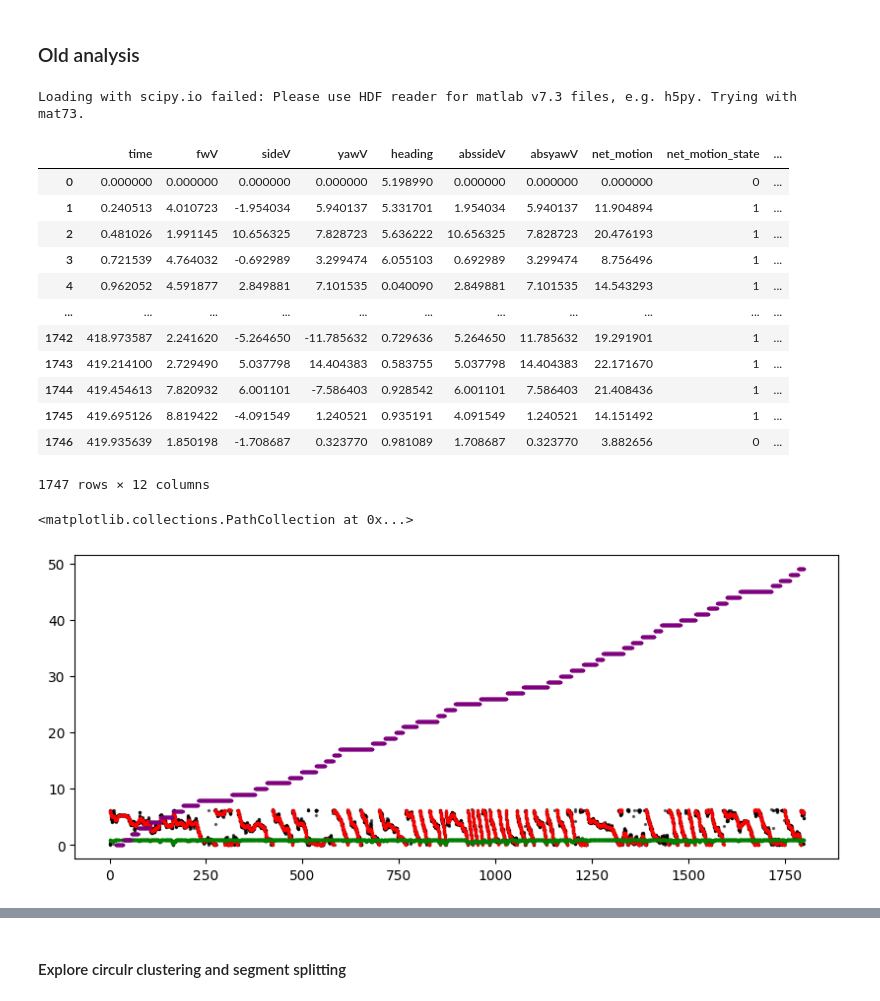
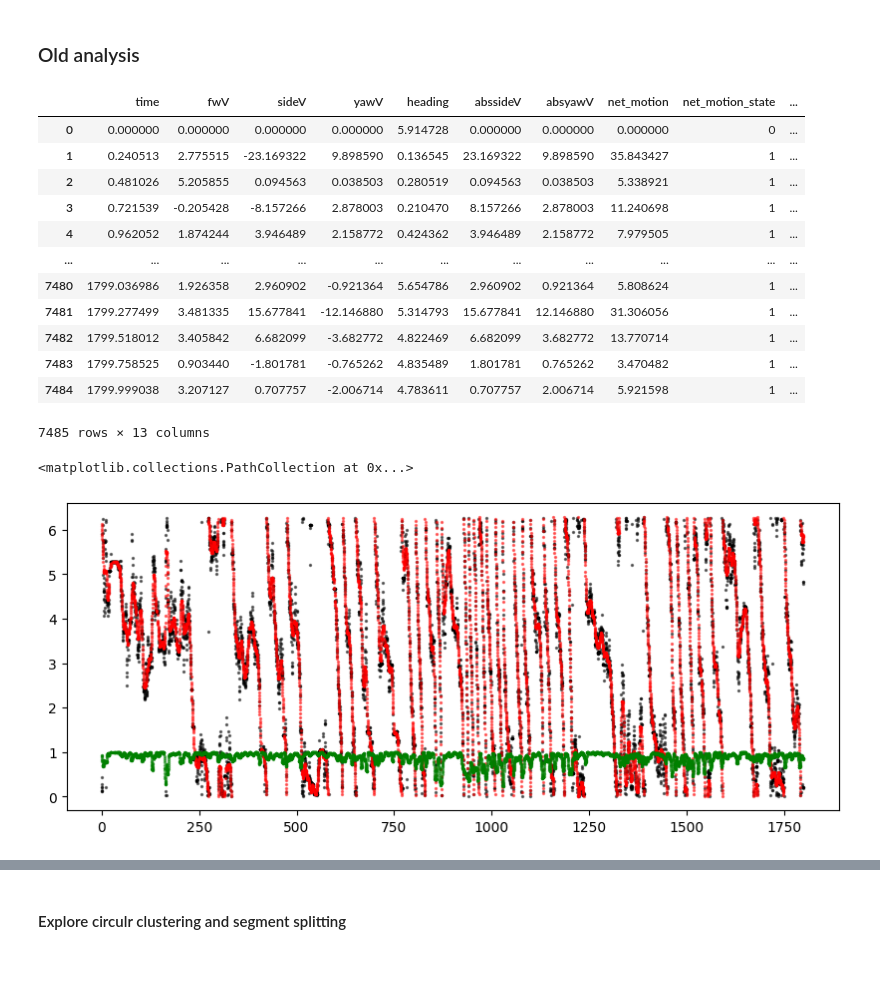
Before and after one commit to jingxuanf0214/thesis-2p-behavior-align, a Jupyter notebook: Exploratory analysis.ipynb, the cells around one changed output, grey strips where cells are left out. Drawn from its saved outputs; the diff is of its cells as text; code cells hidden in the pictures; blank space fills up the shorter version.

```diff
--- a/Exploratory analysis.ipynb
+++ b/Exploratory analysis.ipynb
@@ -60,8 +124,8 @@ def add_open_loop_column(df,shift=0):
 # %%
-base_path = "//research.files.med.harvard.edu/neurobio/wilsonlab/Jingxuan/standby/"
+base_path = "//research.files.med.harvard.edu/neurobio/wilsonlab/Jingxuan/processed/MBON_imaging/MBON09/"
 example_path_data = base_path+"20241019-3_MBON09_blocks/data/"
 example_path_results = base_path+"20241019-3_MBON09_blocks/results/"
-trial_num = 1
+trial_num = 2
 odor_threshold = 5
 time_interval_threshold = 16  # Assuming time is in seconds or an equivalent unit
 k = 8
@@ -75,6 +139,8 @@ behav_df, neural_df_new = imaging_behavior_functions.load_matfile_to_df(example_
 behav_df = imaging_behavior_functions.rename_dataframe(behav_df)
 behav_df = imaging_behavior_functions.detect_jumps_unwrapped(behav_df, 'heading', 'time', jump_threshold=np.pi/4, min_time_between_jumps=30)
 behav_df = imaging_behavior_functions.make_df_behavior_new(behav_df)
+behav_df = label_blocks(behav_df)
+#behav_df = imaging_behavior_functions.label_block(behav_df, 150)
 # %%
 behav_df
 # %% [output]
@@ -104,8 +220,8 @@ ax.plot(neural_df.time, neural_df_new.mbon21_dff1)
 ### Old analysis
 # %%
 base_path = "//research.files.med.harvard.edu/neurobio/wilsonlab/Jingxuan/processed/MBON_imaging/MBON09/"
-example_path_data = base_path+"20220525-3_MBON09_GCAMP7f/data/"
-example_path_results = base_path+"20220525-3_MBON09_GCAMP7f/results/"
+example_path_data = base_path+"20230728-4_MBON09_GCAMP7f_patchy_strip_fly2/data/"
+example_path_results = base_path+"20230728-4_MBON09_GCAMP7f_patchy_strip_fly2/results/"
 trial_num = 1
 odor_threshold = 5
 time_interval_threshold = 16  # Assuming time is in seconds or an equivalent unit
@@ -121,36 +237,34 @@ neural_df = imaging_behavior_functions.make_df_neural(dff_all_rois, dff_time, ro
 #behav_df, padded_result_df, smoothed_df = odor_behavioral_analysis.analysis_dfs(behav_df, time_interval_threshold, k, window_size)
 combined_df = imaging_behavior_functions.combine_df(behav_df, neural_df)
 #smoothed_df["translationalV_smoothed"] = np.sqrt(smoothed_df["fwV_smoothed"]**2+smoothed_df["sideV_smoothed"]**2)
-# %% [output]
-Loading with scipy.io failed: Please use HDF reader for matlab v7.3 files, e.g. h5py. Trying with mat73.
 # %%
 behav_df
 # %% [output]
 |  | time | fwV | sideV | yawV | heading | abssideV | absyawV | net_motion | net_motion_state | ... |
-| 0 | 0.000000 | 0.000000 | 0.000000 | 0.000000 | 5.198990 | 0.000000 | 0.000000 | 0.000000 | 0 | ... |
-| 1 | 0.240513 | 4.010723 | -1.954034 | 5.940137 | 5.331701 | 1.954034 | 5.940137 | 11.904894 | 1 | ... |
-| 2 | 0.481026 | 1.991145 | 10.656325 | 7.828723 | 5.636222 | 10.656325 | 7.828723 | 20.476193 | 1 | ... |
-| 3 | 0.721539 | 4.764032 | -0.692989 | 3.299474 | 6.055103 | 0.692989 | 3.299474 | 8.756496 | 1 | ... |
-| 4 | 0.962052 | 4.591877 | 2.849881 | 7.101535 | 0.040090 | 2.849881 | 7.101535 | 14.543293 | 1 | ... |
+| 0 | 0.000000 | 0.000000 | 0.000000 | 0.000000 | 5.914728 | 0.000000 | 0.000000 | 0.000000 | 0 | ... |
+| 1 | 0.240513 | 2.775515 | -23.169322 | 9.898590 | 0.136545 | 23.169322 | 9.898590 | 35.843427 | 1 | ... |
+| 2 | 0.481026 | 5.205855 | 0.094563 | 0.038503 | 0.280519 | 0.094563 | 0.038503 | 5.338921 | 1 | ... |
+| 3 | 0.721539 | -0.205428 | -8.157266 | 2.878003 | 0.210470 | 8.157266 | 2.878003 | 11.240698 | 1 | ... |
+| 4 | 0.962052 | 1.874244 | 3.946489 | 2.158772 | 0.424362 | 3.946489 | 2.158772 | 7.979505 | 1 | ... |
 | ... | ... | ... | ... | ... | ... | ... | ... | ... | ... | ... |
-| 1742 | 418.973587 | 2.241620 | -5.264650 | -11.785632 | 0.729636 | 5.264650 | 11.785632 | 19.291901 | 1 | ... |
-| 1743 | 419.214100 | 2.729490 | 5.037798 | 14.404383 | 0.583755 | 5.037798 | 14.404383 | 22.171670 | 1 | ... |
-| 1744 | 419.454613 | 7.820932 | 6.001101 | -7.586403 | 0.928542 | 6.001101 | 7.586403 | 21.408436 | 1 | ... |
-| 1745 | 419.695126 | 8.819422 | -4.091549 | 1.240521 | 0.935191 | 4.091549 | 1.240521 | 14.151492 | 1 | ... |
-| 1746 | 419.935639 | 1.850198 | -1.708687 | 0.323770 | 0.981089 | 1.708687 | 0.323770 | 3.882656 | 0 | ... |
+| 7480 | 1799.036986 | 1.926358 | 2.960902 | -0.921364 | 5.654786 | 2.960902 | 0.921364 | 5.808624 | 1 | ... |
+| 7481 | 1799.277499 | 3.481335 | 15.677841 | -12.146880 | 5.314793 | 15.677841 | 12.146880 | 31.306056 | 1 | ... |
+| 7482 | 1799.518012 | 3.405842 | 6.682099 | -3.682772 | 4.822469 | 6.682099 | 3.682772 | 13.770714 | 1 | ... |
+| 7483 | 1799.758525 | 0.903440 | -1.801781 | -0.765262 | 4.835489 | 1.801781 | 0.765262 | 3.470482 | 1 | ... |
+| 7484 | 1799.999038 | 3.207127 | 0.707757 | -2.006714 | 4.783611 | 0.707757 | 2.006714 | 5.921598 | 1 | ... |
-1747 rows × 12 columns
+7485 rows × 13 columns
 # %%
 behav_df = imaging_behavior_functions.calculate_theta_g_rho(behav_df,window_size=30)
 #behav_df = imaging_behavior_functions.segment_path(behav_df,rho_threshold=0.3,min_duration_below_rho=15)
 # %%
 fig, ax = plt.subplots(figsize = (10, 4))
 ax.scatter(behav_df['time'], behav_df['heading'],s=2,color='black',alpha=0.5,label='heading')
 ax.scatter(behav_df['time'], behav_df['theta_g'],s=2,color='red',alpha=0.5,label='goal')
 ax.scatter(behav_df['time'], behav_df['rho_t'],s=2,color='green',alpha=0.5,label='straightness')
-ax.scatter(behav_df['time'], behav_df['segment'],s=2,color='purple',alpha=0.5,label='segment')
+#ax.scatter(behav_df['time'], behav_df['segment'],s=2,color='purple',alpha=0.5,label='segment')
 # %% [output]
 <matplotlib.collections.PathCollection at 0x...>
-[figure, old version]
+[figure, new version]
 # %%
 neural_df
 # %% [output]
```
Also changed, not shown: parts of 9 cells of this notebook, 1 other file.
